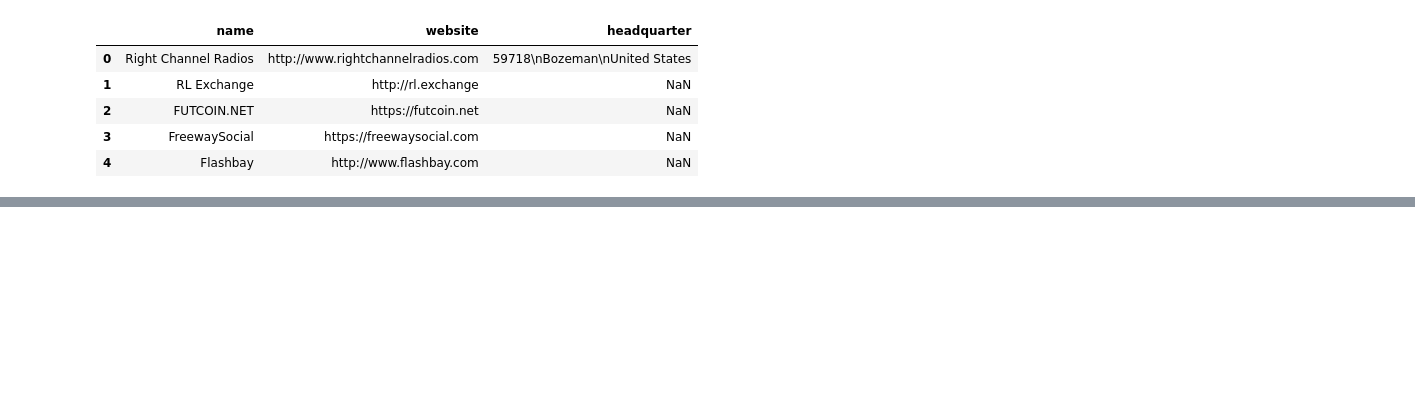
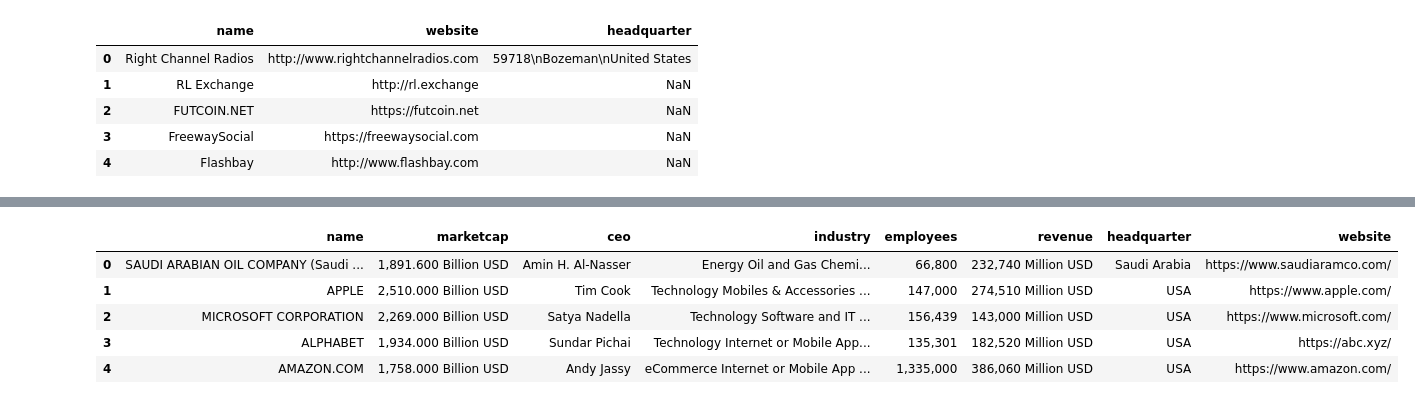
Before and after one commit to samuel-esp/IngDati-Progetto, a Jupyter notebook: Schema Alignment.ipynb, the cells around one changed output, grey strips where cells are left out. Saved outputs shown, nothing was run; the diff lists cells and outputs as text; code cells hidden in the pictures; blank space fills up the shorter version.

```diff
--- a/Schema Alignment.ipynb
+++ b/Schema Alignment.ipynb
@@ -614,0 +607,12 @@ pepvalue.head()
+# %%
+pepvalue.rename(columns={'business':'industry'}, inplace=True)
+pepvalue.rename(columns={'annual revenue':'revenue'}, inplace=True)
+pepvalue.rename(columns={'country':'headquarter'}, inplace=True)
+pepvalue.head()
+# %% [output]
+|  | name | marketcap | ceo | industry | employees | revenue | headquarter | website |
+| 0 | SAUDI ARABIAN OIL COMPANY (Saudi ... | 1,891.600 Billion USD | Amin H. Al-Nasser | Energy Oil and Gas Chemi... | 66,800 | 232,740 Million USD | Saudi Arabia | https://www.saudiaramco.com/ |
+| 1 | APPLE | 2,510.000 Billion USD | Tim Cook | Technology Mobiles & Accessories ... | 147,000 | 274,510 Million USD | USA | https://www.apple.com/ |
+| 2 | MICROSOFT CORPORATION | 2,269.000 Billion USD | Satya Nadella | Technology Software and IT ... | 156,439 | 143,000 Million USD | USA | https://www.microsoft.com/ |
+| 3 | ALPHABET | 1,934.000 Billion USD | Sundar Pichai | Technology Internet or Mobile App... | 135,301 | 182,520 Million USD | USA | https://abc.xyz/ |
+| 4 | AMAZON.COM | 1,758.000 Billion USD | Andy Jassy | eCommerce Internet or Mobile App ... | 1,335,000 | 386,060 Million USD | USA | https://www.amazon.com/ |
```
Also changed, not shown: parts of 62 cells of this notebook, 4 other files.
